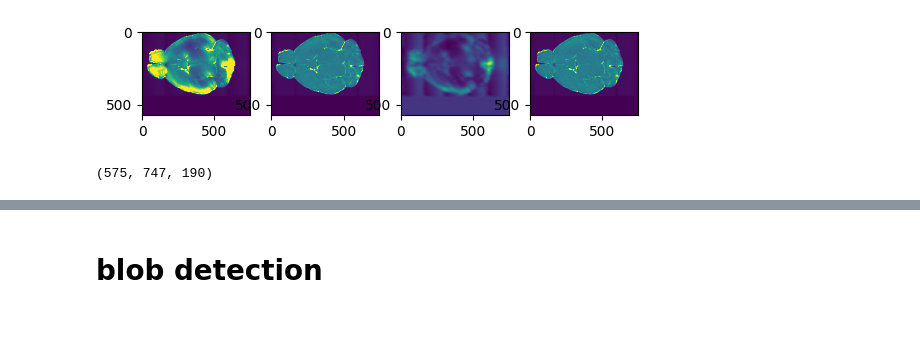
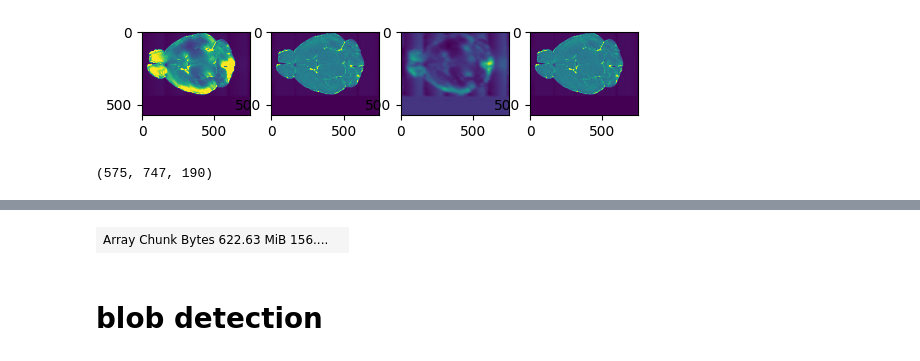
Before and after one commit to khanlab/SPIMquant, a Jupyter notebook: examples/notebooks/coiled_sandbox.ipynb, the cells around one changed output, grey strips where cells are left out. Cells and saved outputs as stored; diff of their text form; code cells hidden in the pictures; blank space fills up the shorter version.

```diff
--- a/examples/notebooks/coiled_sandbox.ipynb
+++ b/examples/notebooks/coiled_sandbox.ipynb
@@ -245,0 +233,10 @@ znimg_n4.to_nifti('test_corrected.nii')
+# %%
+def threshold_block(x):
+    """ our thresholding function, returns 100 if above, 0 if not"""
+    return np.where(x > multi_thresholds[-1], 100, 0)
+# %%
+#now, we perform thresholding on hires, and save the result in a new ome-zarr
+znimg_n4.darr = znimg_n4.darr.map_blocks(threshold_block,dtype=np.uint8,meta=np.array((), dtype=np.uint8))
+znimg_n4.darr
+# %% [output]
+| Array Chunk Bytes 622.63 MiB 156.... |  |
```
Also changed, not shown: parts of 32 cells of this notebook.
